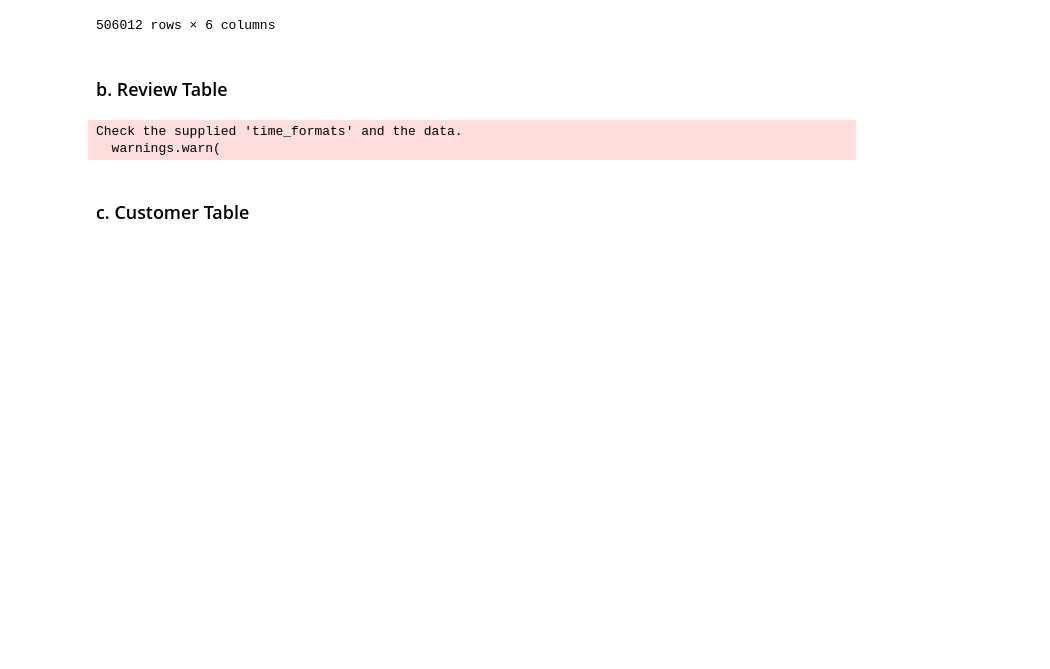
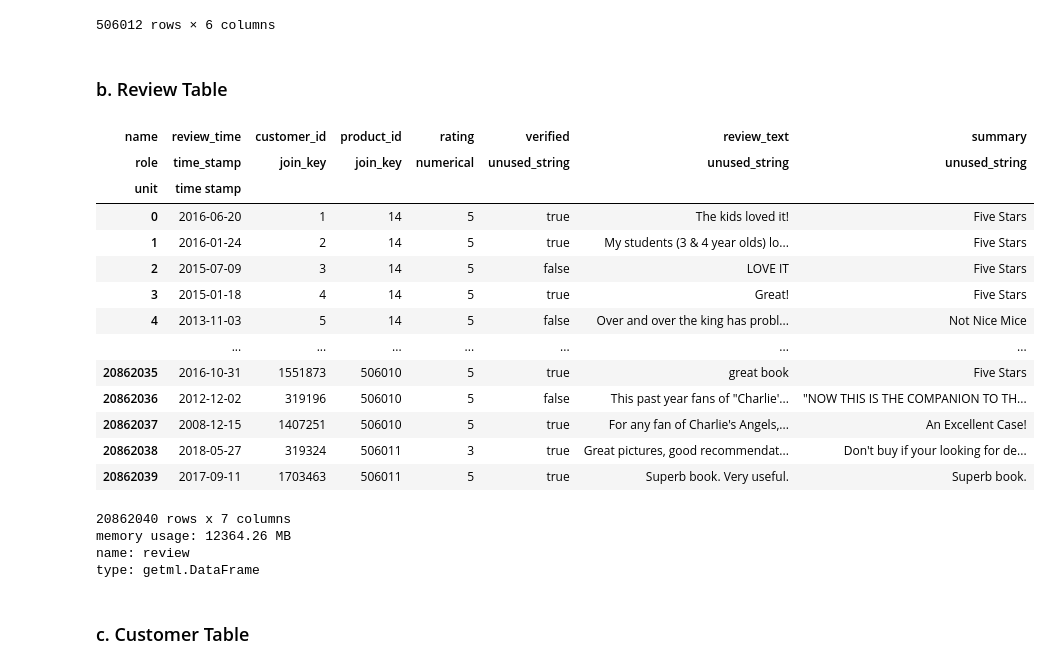
Before and after one commit to getml/getml-relbench, a Jupyter notebook: az-item-churn.ipynb, the cells around one changed output. Saved outputs shown, nothing was run; the diff lists cells and outputs as text; code cells hidden in the pictures; blank space fills up the shorter version.

```diff
--- a/az-item-churn.ipynb
+++ b/az-item-churn.ipynb
@@ -162,12 +158,0 @@ review_base = getml.data.DataFrame.from_parquet(f"{dataset.cache_dir}/db/review.
-# %%
-
-## roles for the review table
-review_base.set_role(["product_id","customer_id"], getml.data.roles.join_key)
-review_base.set_role("review_time", getml.data.roles.time_stamp)
-review_base.set_role("rating", getml.data.roles.numerical)
-
-
-review_all = review_base.with_role(["verified"], getml.data.roles.categorical)
-# %% [output]
-Check the supplied 'time_formats' and the data.
-  warnings.warn(
@@ -174,3 +169,24 @@ Check the supplied 'time_formats' and the data.
+# %%
+review_base
+# %% [output]
+| name | review_time | customer_id | product_id | rating | verified | review_text | summary |
+| role | time_stamp | join_key | join_key | numerical | unused_string | unused_string | unused_string |
+| unit | time stamp |  |  |  |  |  |  |
+| 0 | 2016-06-20 | 1 | 14 | 5 | true | The kids loved it! | Five Stars |
+| 1 | 2016-01-24 | 2 | 14 | 5 | true | My students (3 & 4 year olds) lo... | Five Stars |
+| 2 | 2015-07-09 | 3 | 14 | 5 | false | LOVE IT | Five Stars |
+| 3 | 2015-01-18 | 4 | 14 | 5 | true | Great! | Five Stars |
+| 4 | 2013-11-03 | 5 | 14 | 5 | false | Over and over the king has probl... | Not Nice Mice |
+|  | ... | ... | ... | ... | ... | ... | ... |
+| 20862035 | 2016-10-31 | 1551873 | 506010 | 5 | true | great book | Five Stars |
+| 20862036 | 2012-12-02 | 319196 | 506010 | 5 | false | This past year fans of "Charlie'... | "NOW THIS IS THE COMPANION TO TH... |
+| 20862037 | 2008-12-15 | 1407251 | 506010 | 5 | true | For any fan of Charlie's Angels,... | An Excellent Case! |
+| 20862038 | 2018-05-27 | 319324 | 506011 | 3 | true | Great pictures, good recommendat... | Don't buy if your looking for de... |
+| 20862039 | 2017-09-11 | 1703463 | 506011 | 5 | true | Superb book. Very useful. | Superb book. |
+20862040 rows x 7 columns
+memory usage: 12364.26 MB
+name: review
+type: getml.DataFrame
 # %% [markdown]
 ### c. Customer Table
 # %%
```
Also changed, not shown: parts of 17 cells of this notebook.
